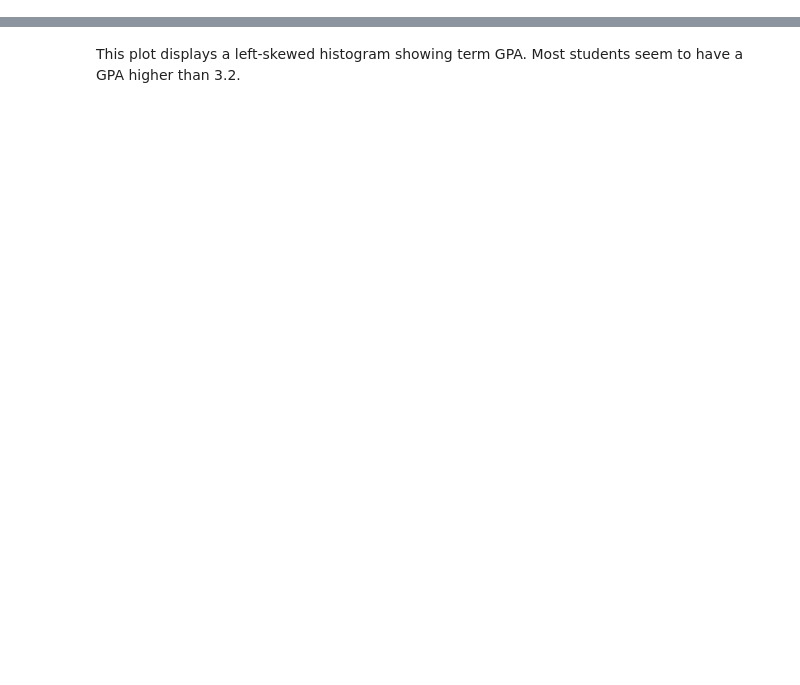
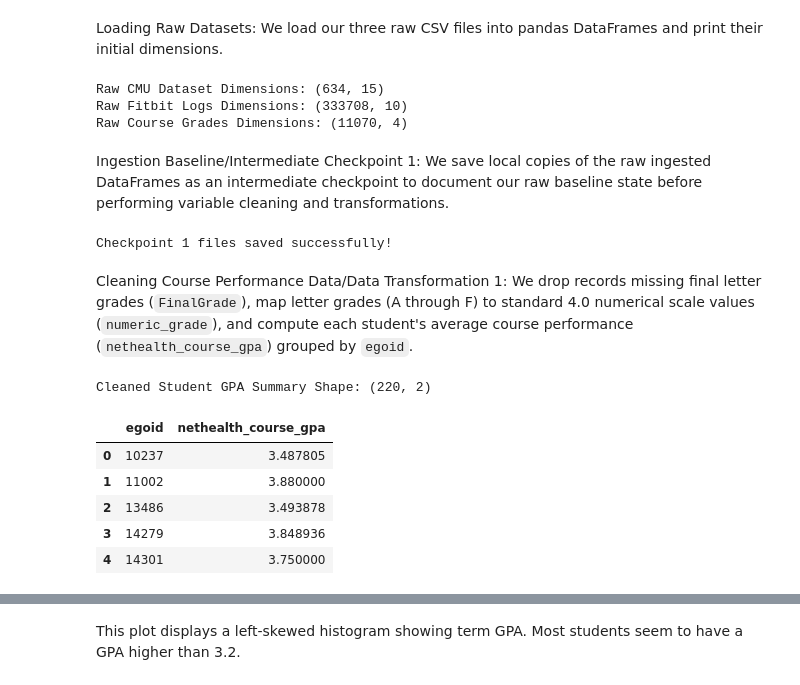
Before and after one commit to samira-maria/2950Project, a Jupyter notebook: Project_Notebook.ipynb, the cells around one changed output, grey strips where cells are left out. Cells and saved outputs as stored; diff of their text form; code cells hidden in the pictures; blank space fills up the shorter version.

```diff
--- a/Project_Notebook.ipynb
+++ b/Project_Notebook.ipynb
@@ -156,0 +40,71 @@ These graphs connect to the research question proposed because they compare the
+# %% [markdown]
+Loading Raw Datasets: We load our three raw CSV files into pandas DataFrames and print their initial dimensions.
+# %%
+# Code Cell 2: Ingest/Load CSV files into DataFrames
+cmu_df = pd.read_csv('cmu-sleep.csv')
+fitbit_df = pd.read_csv('FitbitSleep(1-30-20).csv')
+grades_df = pd.read_csv('CourseGrades(3-6-20).csv')
+
+# Display raw dataset dimensions
+print("Raw CMU Dataset Dimensions:", cmu_df.shape)
+print("Raw Fitbit Logs Dimensions:", fitbit_df.shape)
+print("Raw Course Grades Dimensions:", grades_df.shape)
+# %% [output]
+Raw CMU Dataset Dimensions: (634, 15)
+Raw Fitbit Logs Dimensions: (333708, 10)
+Raw Course Grades Dimensions: (11070, 4)
+# %% [markdown]
+Ingestion Baseline/Intermediate Checkpoint 1: We save local copies of the raw ingested DataFrames as an intermediate checkpoint to document our raw baseline state before performing variable cleaning and transformations.
+# %%
+# Code Cell 3: Export Intermediate Checkpoint 1
+cmu_df.to_csv("checkpoint_01_raw_cmu.csv", index=False)
+fitbit_df.to_csv("checkpoint_01_raw_fitbit.csv", index=False)
+grades_df.to_csv("checkpoint_01_raw_grades.csv", index=False)
+
+print("Checkpoint 1 files saved successfully!")
+# %% [output]
+Checkpoint 1 files saved successfully!
+# %% [markdown]
+Cleaning Course Performance Data/Data Transformation 1: We drop records missing final letter grades (`FinalGrade`), map letter grades (A through F) to standard 4.0 numerical scale values (`numeric_grade`), and compute each student's average course performance (`nethealth_course_gpa`) grouped by `egoid`.
+# %%
+# Code Cell 4: Clean letter grades and calculate student course GPA
+# Drop rows with missing final letter grades
+clean_grades_df = grades_df.dropna(subset=["FinalGrade"]).copy()
+
+# Map letter grades to standard 4.0 GPA numerical scale
+letter_grade_map = {
+    "A": 4.0,
+    "A-": 3.7,
+    "B+": 3.3,
+    "B": 3.0,
+    "B-": 2.7,
+    "C+": 2.3,
+    "C": 2.0,
+    "C-": 1.7,
+    "D+": 1.3,
+    "D": 1.0,
+    "F": 0.0,
+}
+clean_grades_df["numeric_grade"] = clean_grades_df["FinalGrade"].map(
+    letter_grade_map
+)
+
+# Group by student ID (egoid) and aggregate average grade across courses
+student_gpa_df = (
+    clean_grades_df.groupby("egoid")["numeric_grade"].mean().reset_index()
+)
+student_gpa_df.rename(
+    columns={"numeric_grade": "nethealth_course_gpa"}, inplace=True
+)
+
+# Inspect cleaned GPA summary
+print("Cleaned Student GPA Summary Shape:", student_gpa_df.shape)
+student_gpa_df.head()
+# %% [output]
+Cleaned Student GPA Summary Shape: (220, 2)
+|  | egoid | nethealth_course_gpa |
+| 0 | 10237 | 3.487805 |
+| 1 | 11002 | 3.880000 |
+| 2 | 13486 | 3.493878 |
+| 3 | 14279 | 3.848936 |
+| 4 | 14301 | 3.750000 |
```
Also changed, not shown: parts of 55 cells of this notebook.
